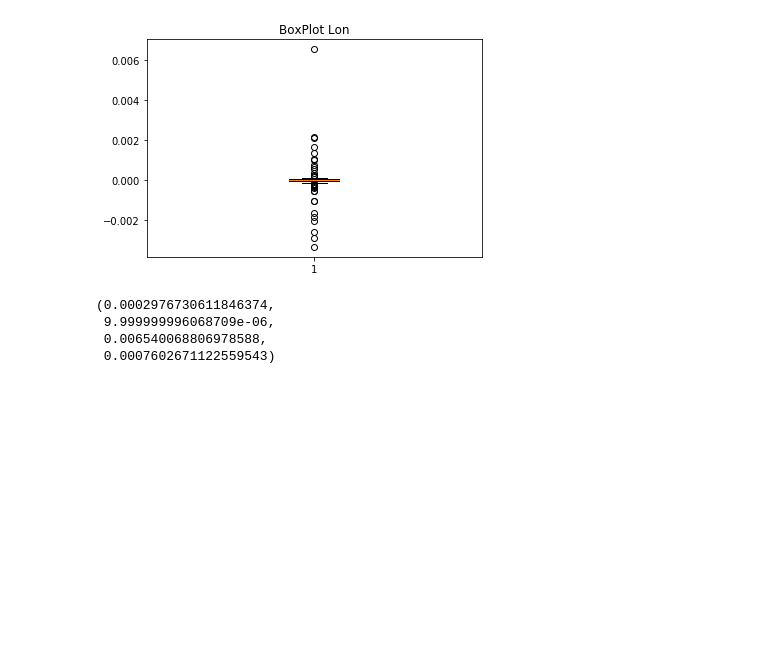
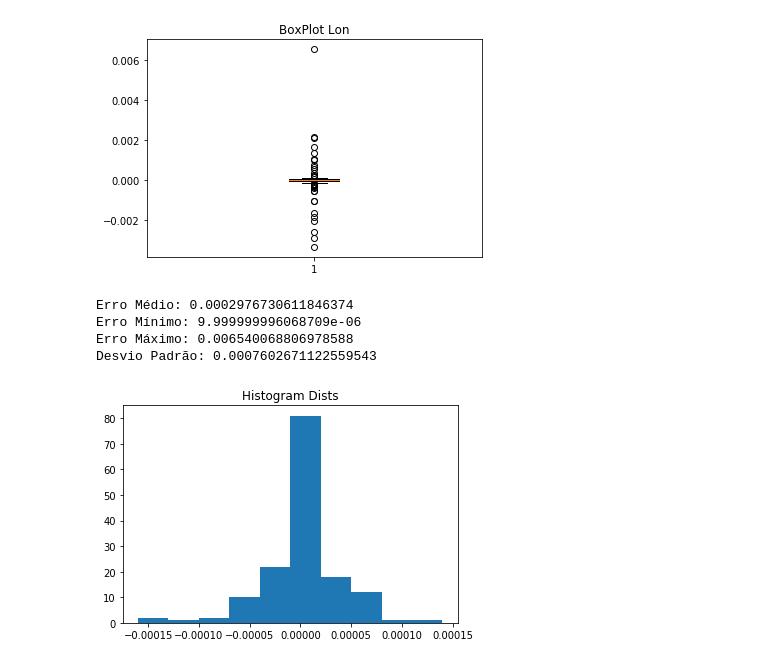
Before and after one commit to goncamateus/cmoveis, a Jupyter notebook: projeto.ipynb, the cells around one changed output. Drawn from its saved outputs; the diff is of its cells as text; code cells hidden in the pictures; blank space fills up the shorter version.

Commit message:
Adds some plots. Initiates data analisys at jupter

```diff
--- a/projeto.ipynb
+++ b/projeto.ipynb
@@ -107,9 +107,16 @@ dists = []
 for i in range(len(out)):
     dists.append(np.linalg.norm(y_batch[i] - out[i]))
 # %%
-np.mean(dists), min(dists), max(dists), np.std(dists)
+print(f'Erro Médio: {np.mean(dists)}\nErro Mínimo: {min(dists)}\nErro Máximo: {max(dists)}\nDesvio Padrão: {np.std(dists)}')
 # %% [output]
-(0.0002976730611846374,
- 9.999999996068709e-06,
- 0.006540068806978588,
- 0.0007602671122559543)
+Erro Médio: 0.0002976730611846374
+Erro Mínimo: 9.999999996068709e-06
+Erro Máximo: 0.006540068806978588
+Desvio Padrão: 0.0007602671122559543
+# %%
+fig, ax = plt.subplots()
+ax.hist(errors_x, 10)
+ax.set_title('Histogram Dists')
+plt.show()
+# %% [output]
+[figure, added]
```
Also changed, not shown: parts of 7 cells of this notebook, 1 other file.
